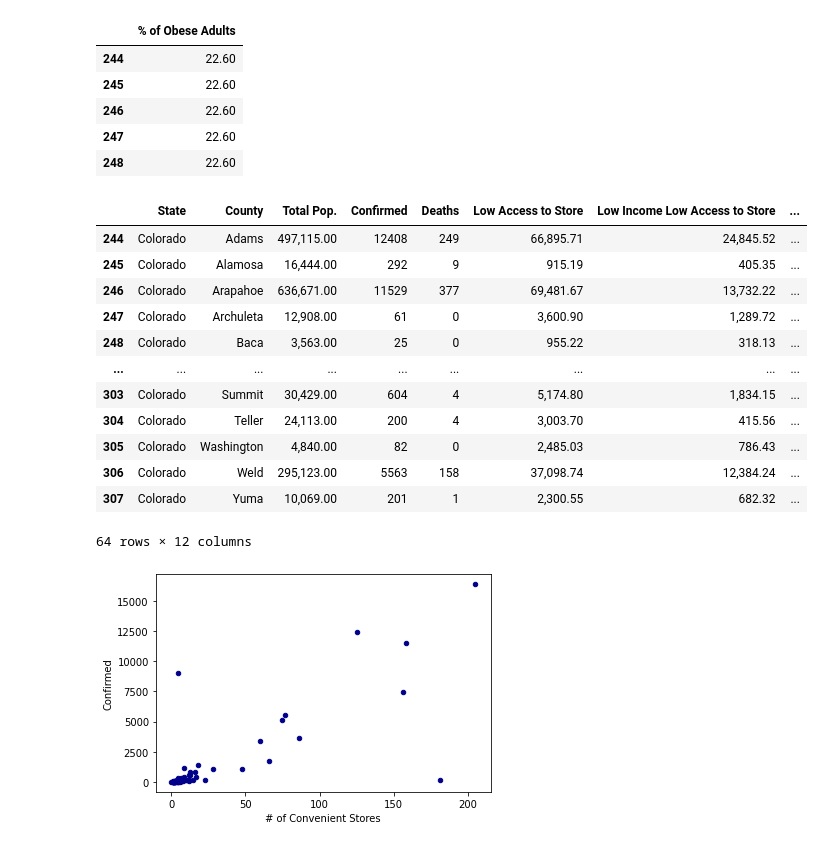
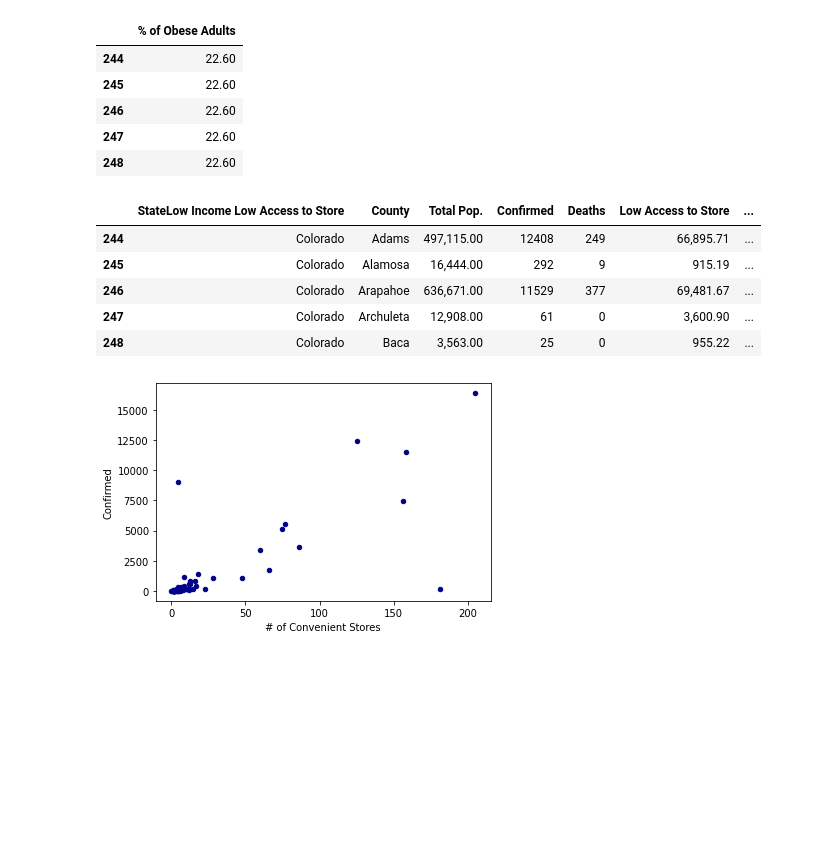
Before and after one commit to teresaflicek/Covid19-Societal-Impacts, a Jupyter notebook: Colorado.ipynb, the cells around one changed output. Cells and saved outputs as stored; diff of their text form; code cells hidden in the pictures; blank space fills up the shorter version.

```diff
--- a/Colorado.ipynb
+++ b/Colorado.ipynb
@@ -39,6 +19,8 @@ Name: confirmed, dtype: int64
 # %%
-df1 = pd.DataFrame(file_one_df, columns= ['state','county_name','total_population','confirmed', 'deaths'])#, index = 1["CO"])
-df1.head()
+# first edit to file one
+
+clean_file_one_df = pd.DataFrame(file_one_df, columns= ['state','county_name','total_population','confirmed', 'deaths'])#, index = 1["CO"])
+clean_file_one_df.head()
 # %% [output]
 |  | state | county_name | total_population | confirmed | deaths |
 | 0 | Alabama | Autauga | 55,200.00 | 2021 | 30 |
@@ -190,7 +114,7 @@ renamed_df_STORES = df1_STORES.rename(columns={"GROC16": "# of Grocery Stores","
 colorado_df1_STORES = renamed_df_STORES[renamed_df_STORES['State'].str.match('CO')]
 
 #get rid of state and county columns
-colorado_df2_STORES = pd.DataFrame(colorado_df1_STORES, columns= ["County", '# of Grocery Stores'])
+colorado_df2_STORES = pd.DataFrame(colorado_df1_STORES, columns= ["State","County", '# of Grocery Stores'])
 colorado_df2_STORES["% Grocery Stores"]=""
 colorado_df2_STORES.head()
 # %% [output]
@@ -279,22 +209,17 @@ colorado_df2_HEALTH2.head()
 | 247 | 22.60 |
 | 248 | 22.60 |
 # %%
+# final join for colorado
+
 comb_df3 = comb_df2.join(colorado_df2_HEALTH2, lsuffix="SPECS16", rsuffix="% of Obese Adults")
-comb_df3#.head()
+comb_df3.head()
 # %% [output]
-|  | State | County | Total Pop. | Confirmed | Deaths | Low Access to Store | Low Income Low Access to Store | ... |
-| 244 | Colorado | Adams | 497,115.00 | 12408 | 249 | 66,895.71 | 24,845.52 | ... |
-| 245 | Colorado | Alamosa | 16,444.00 | 292 | 9 | 915.19 | 405.35 | ... |
-| 246 | Colorado | Arapahoe | 636,671.00 | 11529 | 377 | 69,481.67 | 13,732.22 | ... |
-| 247 | Colorado | Archuleta | 12,908.00 | 61 | 0 | 3,600.90 | 1,289.72 | ... |
-| 248 | Colorado | Baca | 3,563.00 | 25 | 0 | 955.22 | 318.13 | ... |
-| ... | ... | ... | ... | ... | ... | ... | ... | ... |
-| 303 | Colorado | Summit | 30,429.00 | 604 | 4 | 5,174.80 | 1,834.15 | ... |
-| 304 | Colorado | Teller | 24,113.00 | 200 | 4 | 3,003.70 | 415.56 | ... |
-| 305 | Colorado | Washington | 4,840.00 | 82 | 0 | 2,485.03 | 786.43 | ... |
-| 306 | Colorado | Weld | 295,123.00 | 5563 | 158 | 37,098.74 | 12,384.24 | ... |
-| 307 | Colorado | Yuma | 10,069.00 | 201 | 1 | 2,300.55 | 682.32 | ... |
+|  | StateLow Income Low Access to Store | County | Total Pop. | Confirmed | Deaths | Low Access to Store | ... |
+| 244 | Colorado | Adams | 497,115.00 | 12408 | 249 | 66,895.71 | ... |
+| 245 | Colorado | Alamosa | 16,444.00 | 292 | 9 | 915.19 | ... |
+| 246 | Colorado | Arapahoe | 636,671.00 | 11529 | 377 | 69,481.67 | ... |
+| 247 | Colorado | Archuleta | 12,908.00 | 61 | 0 | 3,600.90 | ... |
+| 248 | Colorado | Baca | 3,563.00 | 25 | 0 | 955.22 | ... |
-64 rows × 12 columns
 # %%
 ax1 = comb_df3.plot.scatter(x='# of Convenient Stores',
                       y='Confirmed',
```
Also changed, not shown: parts of 30 cells of this notebook.
